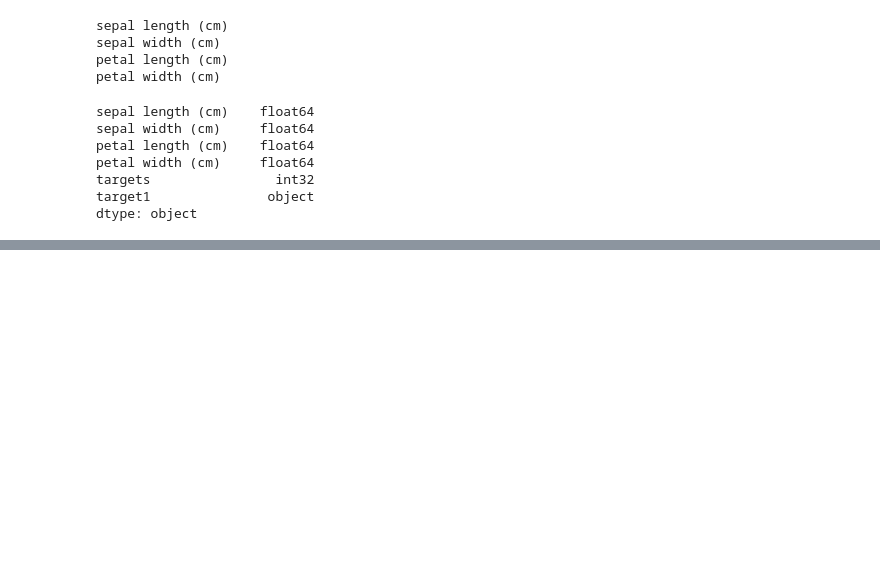
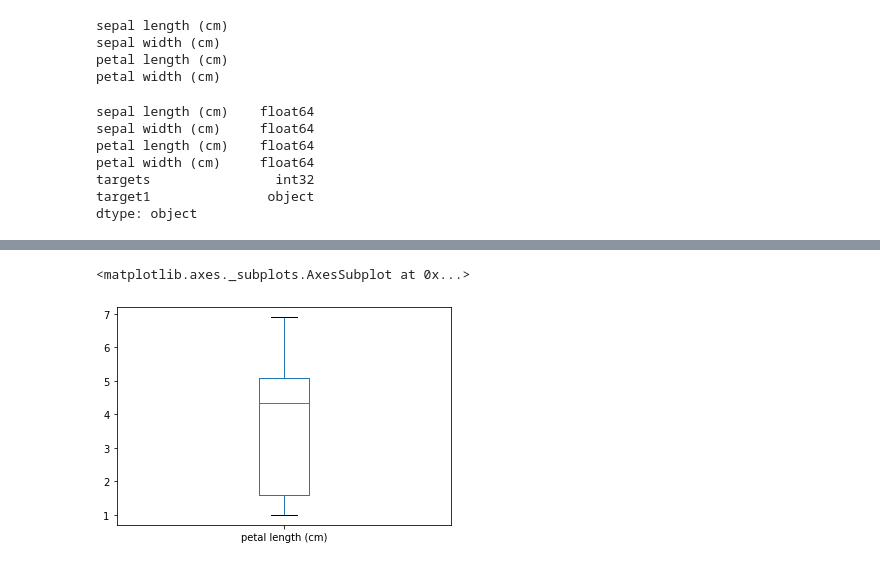
Before and after one commit to alexgachiri/Training, a Jupyter notebook: Iris project/Iris Project.ipynb, the cells around one changed output, grey strips where cells are left out. Drawn from its saved outputs; the diff is of its cells as text; code cells hidden in the pictures; blank space fills up the shorter version.

```diff
--- a/Iris project/Iris Project.ipynb
+++ b/Iris project/Iris Project.ipynb
@@ -110,0 +122,5 @@ df.head()
+# %%
+df['petal length (cm)'].plot(kind="box")
+# %% [output]
+<matplotlib.axes._subplots.AxesSubplot at 0x...>
+[figure, added]
```
Also changed, not shown: parts of 17 cells of this notebook.
